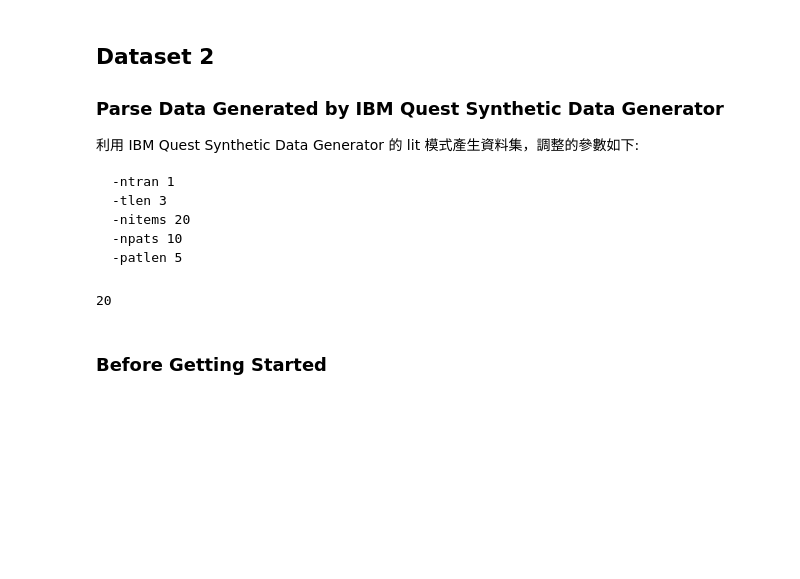
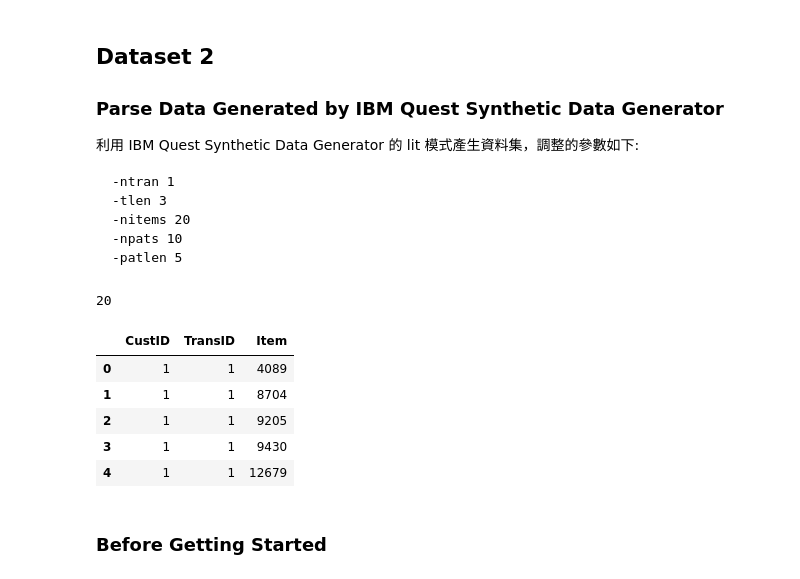
Before and after one commit to kevin110604/DM_association-analysis, a Jupyter notebook: project1.ipynb, the cells around one changed output. Drawn from its saved outputs; the diff is of its cells as text; code cells hidden in the pictures; blank space fills up the shorter version.

```diff
--- a/project1.ipynb
+++ b/project1.ipynb
@@ -53,5 +53,19 @@ while True:
 # %%
 inputfile.close()
 outputfile.close()
+# %%
+# Load data
+FILE_PATH = 'data/data_1_3_20_10_5.csv'
+df = pd.read_csv(FILE_PATH)
+df = df.astype({'Item': str})
+# %%
+df.head()
+# %% [output]
+|  | CustID | TransID | Item |
+| 0 | 1 | 1 | 4089 |
+| 1 | 1 | 1 | 8704 |
+| 2 | 1 | 1 | 9205 |
+| 3 | 1 | 1 | 9430 |
+| 4 | 1 | 1 | 12679 |
 # %% [markdown]
 ### Before Getting Started
```
Also changed, not shown: parts of 18 cells of this notebook.
